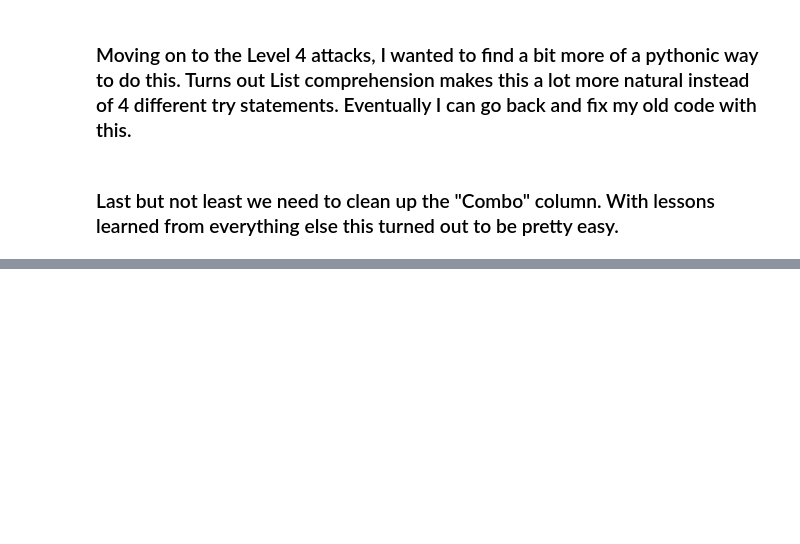
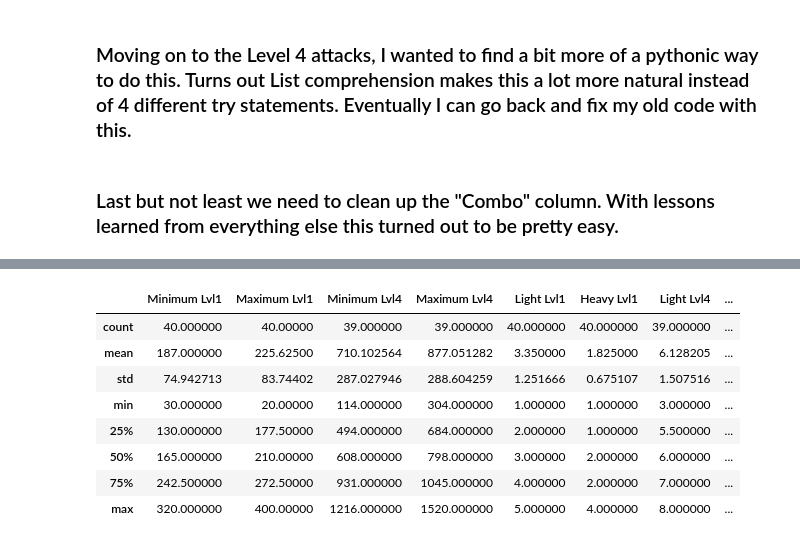
Before and after one commit to TMazzeo22/Projects, a Jupyter notebook: Nier_Cleaning_Visualization.ipynb, the cells around one changed output, grey strips where cells are left out. Drawn from its saved outputs; the diff is of its cells as text; code cells hidden in the pictures; blank space fills up the shorter version.

```diff
--- a/Nier_Cleaning_Visualization.ipynb
+++ b/Nier_Cleaning_Visualization.ipynb
@@ -175,0 +209,14 @@ table.head(5)
+# %%
+Nier_Weapons = table.drop(['Attack','Combo','Special Abilities', 'Location', 'Combo_Numbers'], axis = 1)
+# %%
+Nier_Weapons.describe()
+# %% [output]
+|  | Minimum Lvl1 | Maximum Lvl1 | Minimum Lvl4 | Maximum Lvl4 | Light Lvl1 | Heavy Lvl1 | Light Lvl4 | ... |
+| count | 40.000000 | 40.00000 | 39.000000 | 39.000000 | 40.000000 | 40.000000 | 39.000000 | ... |
+| mean | 187.000000 | 225.62500 | 710.102564 | 877.051282 | 3.350000 | 1.825000 | 6.128205 | ... |
+| std | 74.942713 | 83.74402 | 287.027946 | 288.604259 | 1.251666 | 0.675107 | 1.507516 | ... |
+| min | 30.000000 | 20.00000 | 114.000000 | 304.000000 | 1.000000 | 1.000000 | 3.000000 | ... |
+| 25% | 130.000000 | 177.50000 | 494.000000 | 684.000000 | 2.000000 | 1.000000 | 5.500000 | ... |
+| 50% | 165.000000 | 210.00000 | 608.000000 | 798.000000 | 3.000000 | 2.000000 | 6.000000 | ... |
+| 75% | 242.500000 | 272.50000 | 931.000000 | 1045.000000 | 4.000000 | 2.000000 | 7.000000 | ... |
+| max | 320.000000 | 400.00000 | 1216.000000 | 1520.000000 | 5.000000 | 4.000000 | 8.000000 | ... |
```
Also changed, not shown: parts of 6 cells of this notebook.
